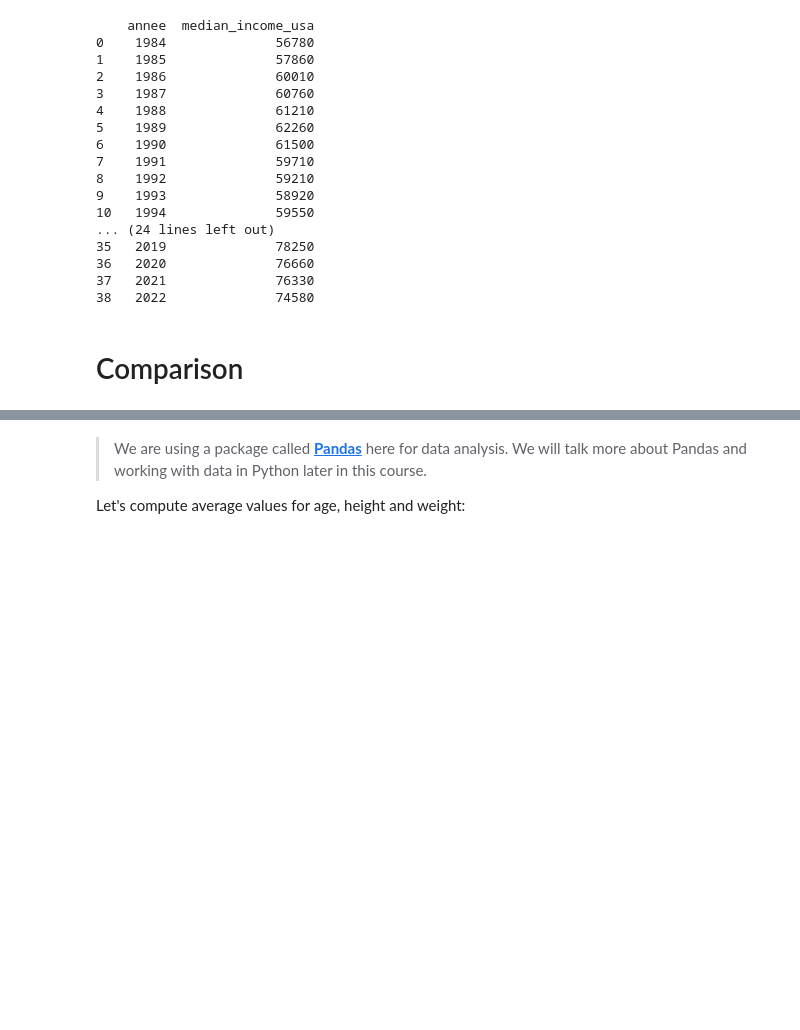
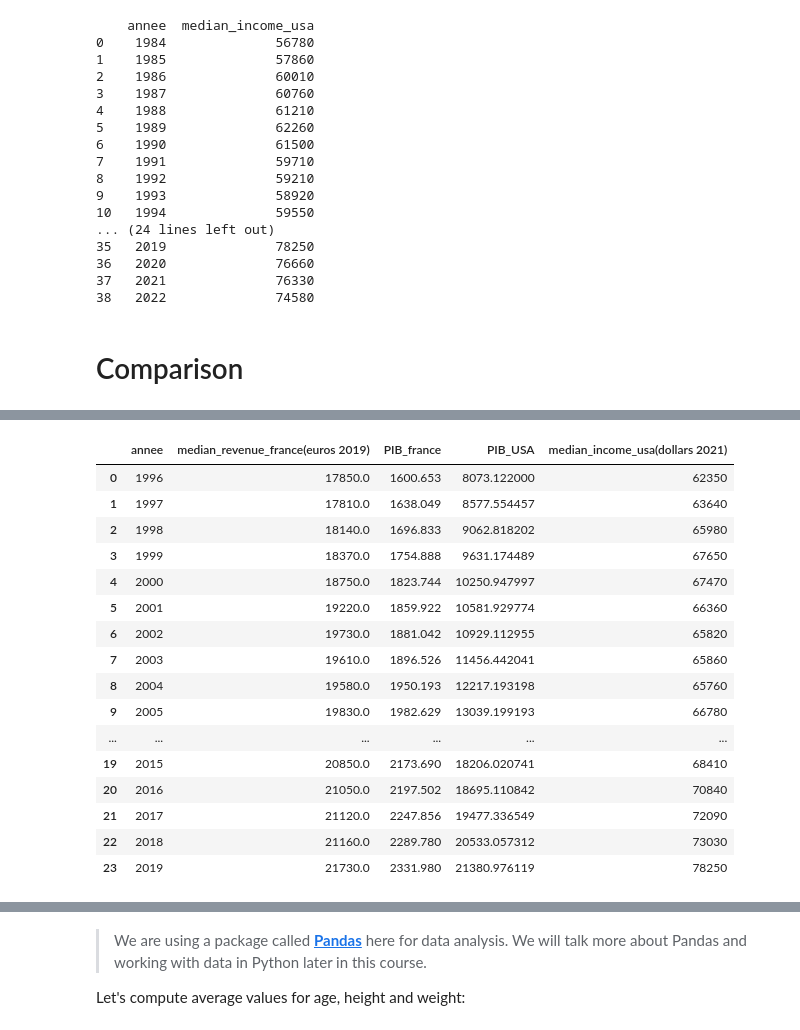
Before and after one commit to ArthurSrz/Introduction-aux-Interactions-Homme-Donn-es, a Jupyter notebook: 1-Introduction/03-stats-et-proba/learnspace.ipynb, the cells around one changed output, grey strips where cells are left out. Saved outputs shown, nothing was run; the diff lists cells and outputs as text; code cells hidden in the pictures; blank space fills up the shorter version.

```diff
--- a/1-Introduction/03-stats-et-proba/learnspace.ipynb
+++ b/1-Introduction/03-stats-et-proba/learnspace.ipynb
@@ -83,14 +91,3 @@ print(df3)
 23   2017                     21120.0
 24   2018                     21160.0
 25   2019                     21730.0
-# %%
-df0 = pd.read_excel("https://www.insee.fr/fr/statistiques/fichier/2381334/marc-salair-net-moy-sexe.xlsx")
-df0 = df0.drop([0,1,2,3,74,75,76,77,78,79])
-#print(df0)
-#delete column 2 and 3
-df0 = df0.drop(df0.columns[[1,2]], axis=1)
-#rename column 1 "annee" and column two "salaire net annuel moyen, base 1951 en euros constant"
-df0 = df0.rename(columns={df0.columns[0]:"annee", df0.columns[1]:"salaire net annuel moyen, (base 1951 en euros constant)"})
-#convert df0['annee'] to int
-df0['annee'] = df0['annee'].astype(int)
-print(df0)
@@ -239,0 +202,36 @@ print(df4)
+# %%
+# join df23, df, df1 and df4 on annee
+df23 = df3.merge(df, on="annee")
+df23 = df23.merge(df1, on="annee")
+df23 = df23.merge(df4, on="annee")
+
+#rename the column 'median_revenue(euros 2019)' to 'median_revenue_france(euros 2019)' and median_income_usa to 'median_income_usa(dollars 2021)'
+df23 = df23.rename(columns={df23.columns[1]:"median_revenue_france(euros 2019)", df23.columns[5]:"median_income_usa(dollars 2021)"})
+
+#rename PIB to 'PIB_france'
+df23 = df23.rename(columns={df23.columns[2]:"PIB_france"})
+
+#delete colmun 3
+df23 = df23.drop(df23.columns[[3]], axis=1)
+
+#reset the order of the columns
+df23 = df23[['annee', 'median_revenue_france(euros 2019)', 'PIB_france','PIB_USA', 'median_income_usa(dollars 2021)']]
+df23
+# %% [output]
+|  | annee | median_revenue_france(euros 2019) | PIB_france | PIB_USA | median_income_usa(dollars 2021) |
+| 0 | 1996 | 17850.0 | 1600.653 | 8073.122000 | 62350 |
+| 1 | 1997 | 17810.0 | 1638.049 | 8577.554457 | 63640 |
+| 2 | 1998 | 18140.0 | 1696.833 | 9062.818202 | 65980 |
+| 3 | 1999 | 18370.0 | 1754.888 | 9631.174489 | 67650 |
+| 4 | 2000 | 18750.0 | 1823.744 | 10250.947997 | 67470 |
+| 5 | 2001 | 19220.0 | 1859.922 | 10581.929774 | 66360 |
+| 6 | 2002 | 19730.0 | 1881.042 | 10929.112955 | 65820 |
+| 7 | 2003 | 19610.0 | 1896.526 | 11456.442041 | 65860 |
+| 8 | 2004 | 19580.0 | 1950.193 | 12217.193198 | 65760 |
+| 9 | 2005 | 19830.0 | 1982.629 | 13039.199193 | 66780 |
+| ... | ... | ... | ... | ... | ... |
+| 19 | 2015 | 20850.0 | 2173.690 | 18206.020741 | 68410 |
+| 20 | 2016 | 21050.0 | 2197.502 | 18695.110842 | 70840 |
+| 21 | 2017 | 21120.0 | 2247.856 | 19477.336549 | 72090 |
+| 22 | 2018 | 21160.0 | 2289.780 | 20533.057312 | 73030 |
+| 23 | 2019 | 21730.0 | 2331.980 | 21380.976119 | 78250 |
```
Also changed, not shown: parts of 6 cells of this notebook, 1 other file.
